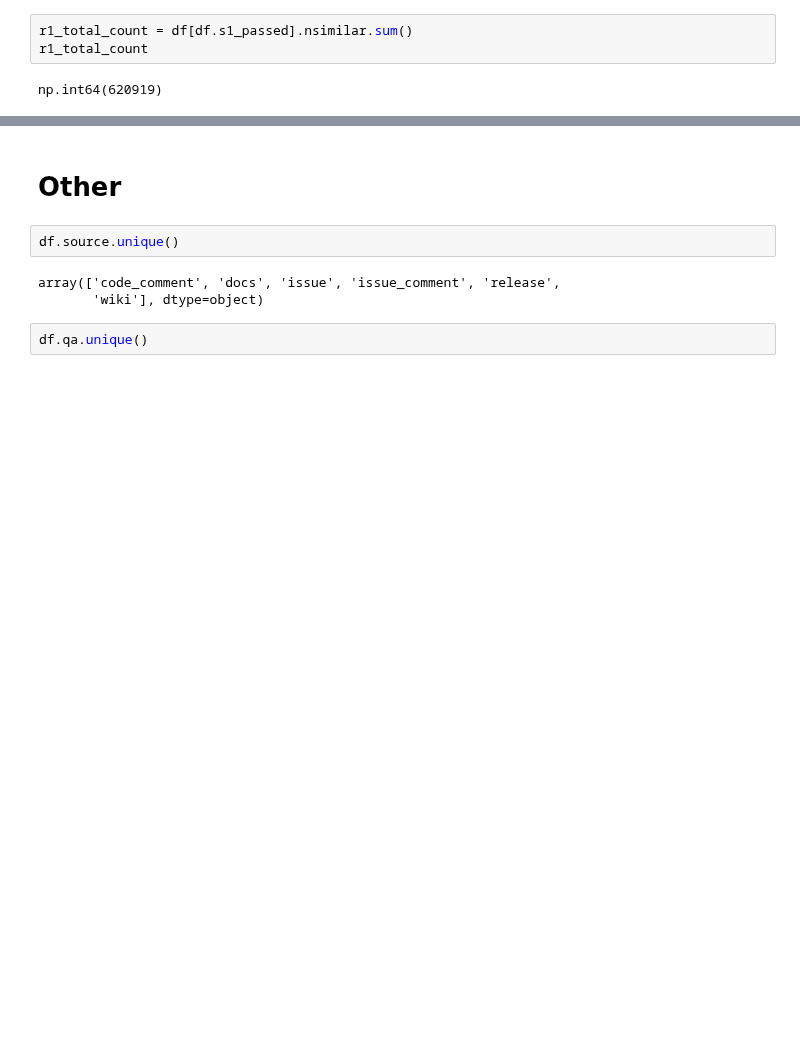
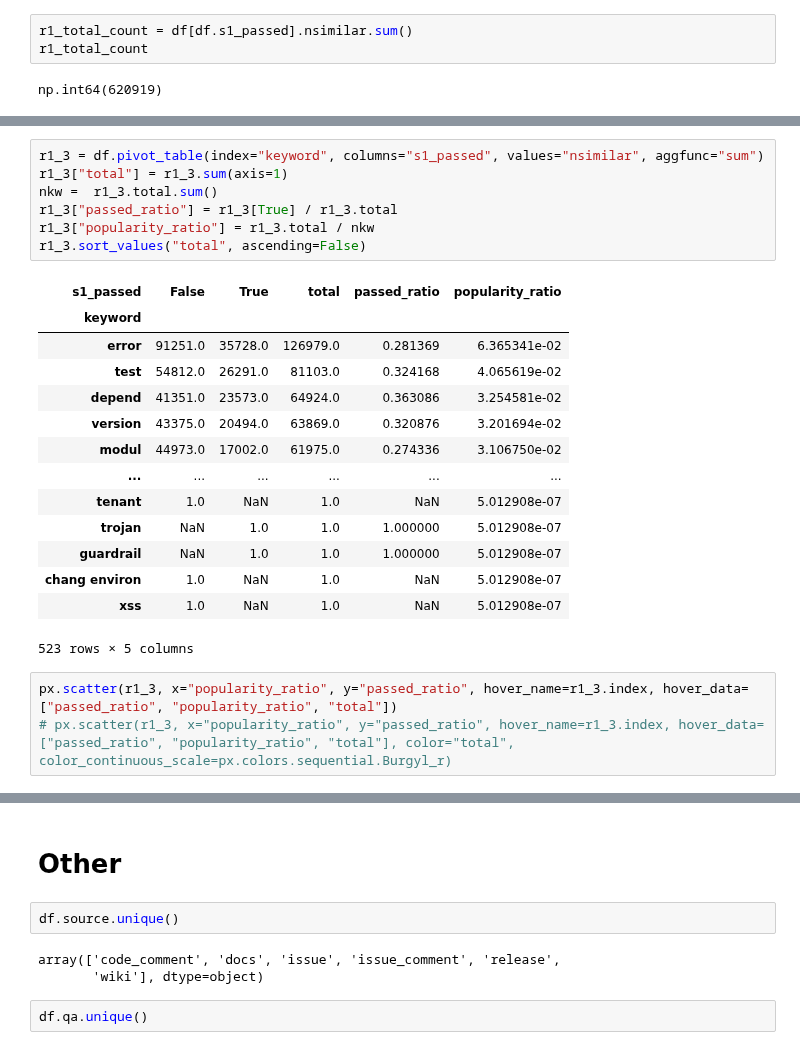
Before and after one commit to dmitrijs-voronovs/scientific-software-architecture-analysis, a Jupyter notebook: processing_pipeline/analysis/merged.ipynb, the cells around one changed output, grey strips where cells are left out. Drawn from its saved outputs; the diff is of its cells as text; blank space fills up the shorter version.

```diff
--- a/processing_pipeline/analysis/merged.ipynb
+++ b/processing_pipeline/analysis/merged.ipynb
@@ -117,0 +157,25 @@ r1_grp
+# %%
+r1_3 = df.pivot_table(index="keyword", columns="s1_passed", values="nsimilar", aggfunc="sum")
+r1_3["total"] = r1_3.sum(axis=1)
+nkw =  r1_3.total.sum()
+r1_3["passed_ratio"] = r1_3[True] / r1_3.total
+r1_3["popularity_ratio"] = r1_3.total / nkw
+r1_3.sort_values("total", ascending=False)
+# %% [output]
+| s1_passed | False | True | total | passed_ratio | popularity_ratio |
+| keyword |  |  |  |  |  |
+| error | 91251.0 | 35728.0 | 126979.0 | 0.281369 | 6.365341e-02 |
+| test | 54812.0 | 26291.0 | 81103.0 | 0.324168 | 4.065619e-02 |
+| depend | 41351.0 | 23573.0 | 64924.0 | 0.363086 | 3.254581e-02 |
+| version | 43375.0 | 20494.0 | 63869.0 | 0.320876 | 3.201694e-02 |
+| modul | 44973.0 | 17002.0 | 61975.0 | 0.274336 | 3.106750e-02 |
+| ... | ... | ... | ... | ... | ... |
+| tenant | 1.0 | NaN | 1.0 | NaN | 5.012908e-07 |
+| trojan | NaN | 1.0 | 1.0 | 1.000000 | 5.012908e-07 |
+| guardrail | NaN | 1.0 | 1.0 | 1.000000 | 5.012908e-07 |
+| chang environ | 1.0 | NaN | 1.0 | NaN | 5.012908e-07 |
+| xss | 1.0 | NaN | 1.0 | NaN | 5.012908e-07 |
+523 rows × 5 columns
+# %%
+px.scatter(r1_3, x="popularity_ratio", y="passed_ratio", hover_name=r1_3.index, hover_data=["passed_ratio", "popularity_ratio", "total"])
+# px.scatter(r1_3, x="popularity_ratio", y="passed_ratio", hover_name=r1_3.index, hover_data=["passed_ratio", "popularity_ratio", "total"], color="total", color_continuous_scale=px.colors.sequential.Burgyl_r)
```
Also changed, not shown: parts of 15 cells of this notebook.
